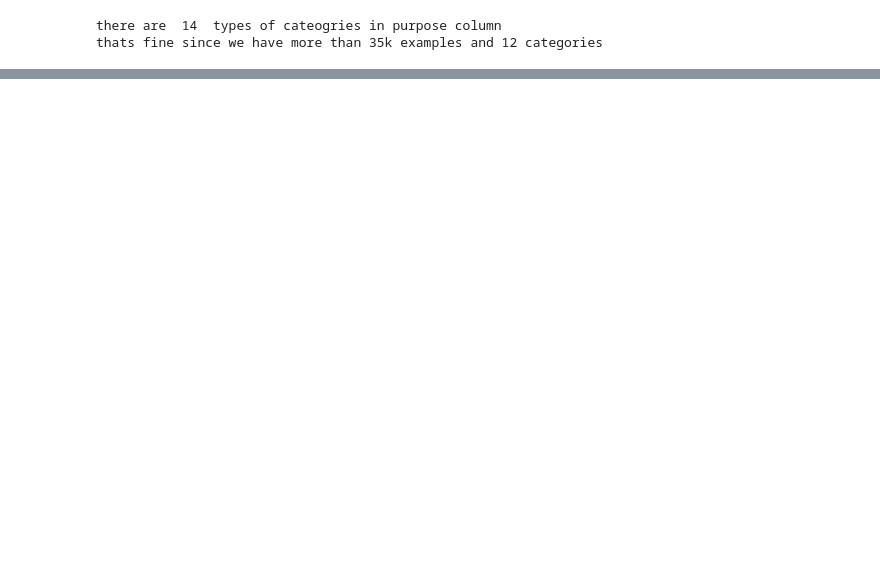
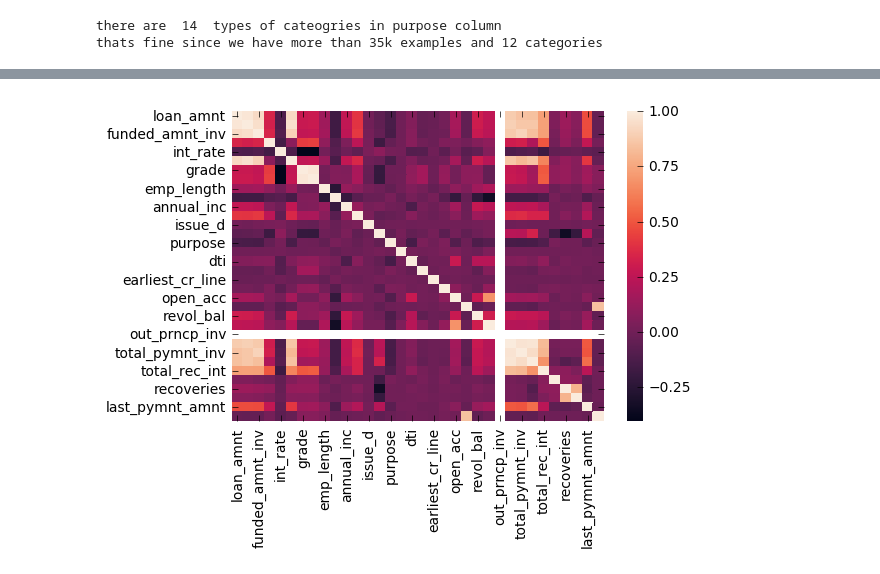
Before and after one commit to jagadeesh-gajula/Lending-club-case-study, a Jupyter notebook: Gajula_jagadeesh.ipynb, the cells around one changed output, grey strips where cells are left out. Drawn from its saved outputs; the diff is of its cells as text; code cells hidden in the pictures; blank space fills up the shorter version.

```diff
--- a/Gajula_jagadeesh.ipynb
+++ b/Gajula_jagadeesh.ipynb
@@ -375,0 +467,17 @@ data
+# %%
+
+y=data.loan_status.astype('category').cat.codes
+s=[[]]
+for i in data.columns:
+    about=desc[desc['LoanStatNew']==i]['Description'].iloc[0]
+    if data[i].describe().dtype==object:
+        data[i]=data[i].astype('category').cat.codes
+    res=pd.concat([data[i],y],axis=1)
+    s.append([i,res.corr().min()[0],about])
+
+
+corel=pd.DataFrame(s)
+corel=corel.dropna()
+corel.columns=['variable','correlation with loan_status','description']
+corel.sort_values(by='correlation with loan_status')
+corel.style.background_gradient()
@@ -375,0 +502,5 @@ data
+# %%
+sns.heatmap(data.corr())
+plt.show()
+# %% [output]
+[figure, added]
```
Also changed, not shown: parts of 20 cells of this notebook, 3 other files.
